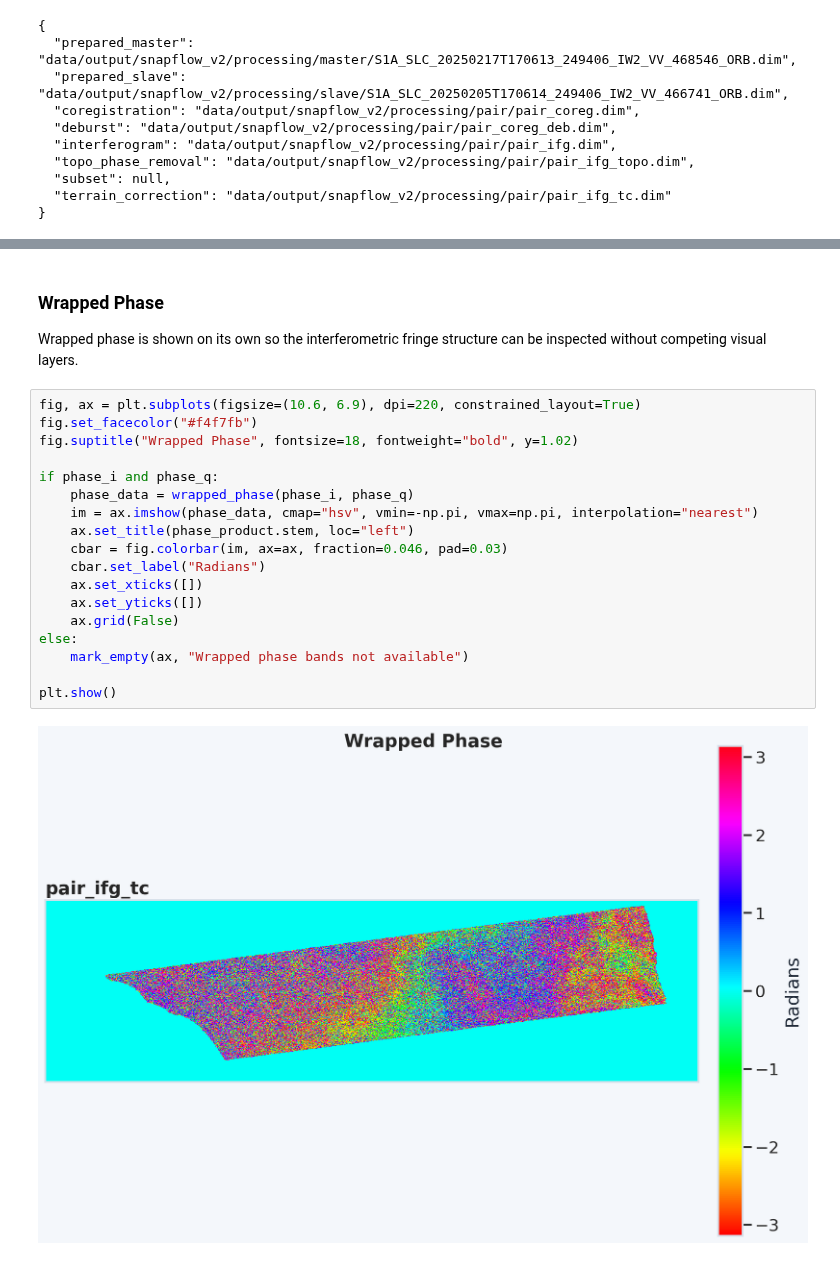
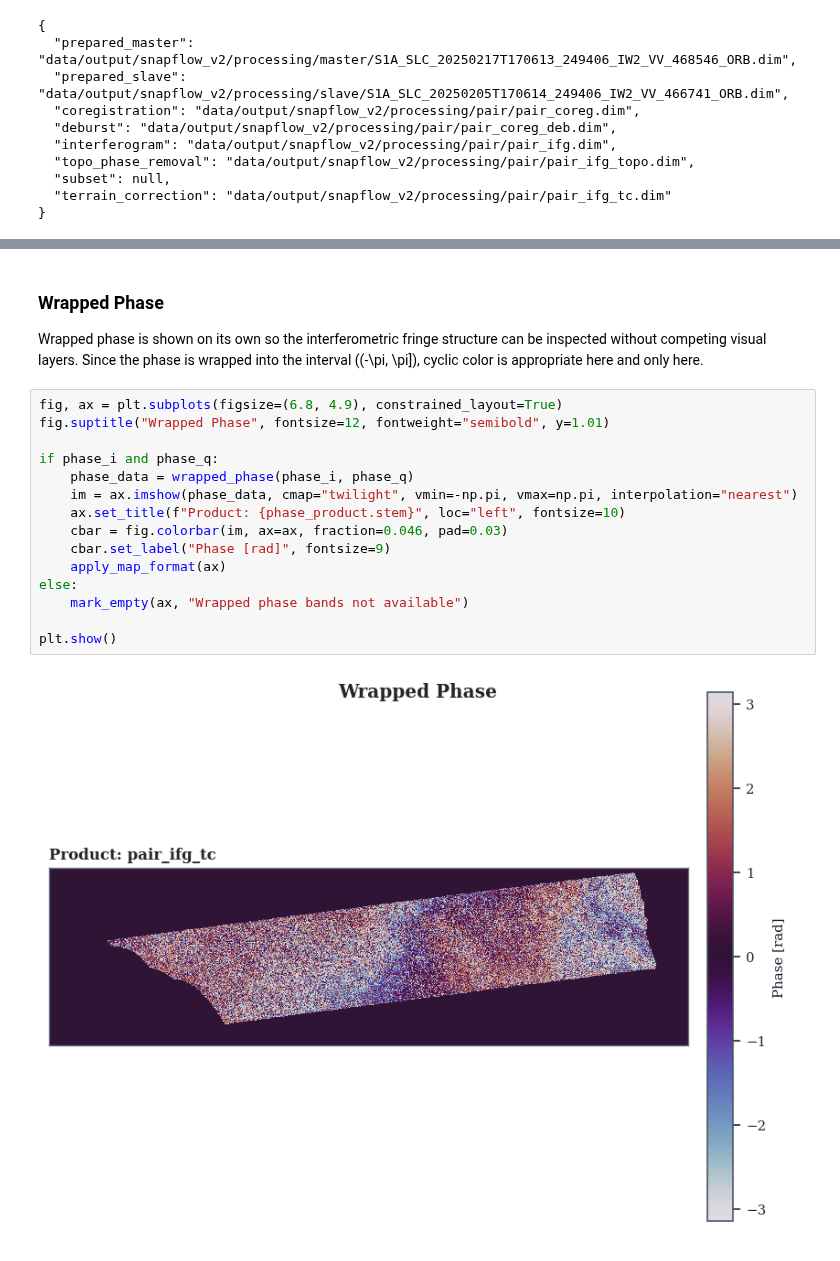
Before and after one commit to ESA-PhiLab/sarpyx, a Jupyter notebook: notebooks/snapflow_v2.ipynb, the cells around one changed output, grey strips where cells are left out. Drawn from its saved outputs; the diff is of its cells as text.

```diff
--- a/notebooks/snapflow_v2.ipynb
+++ b/notebooks/snapflow_v2.ipynb
@@ -713,27 +763,24 @@ display(support_stats_df)
 # %% [markdown]
 ### Wrapped Phase
 
-Wrapped phase is shown on its own so the interferometric fringe structure can be inspected without competing visual layers.
+Wrapped phase is shown on its own so the interferometric fringe structure can be inspected without competing visual layers. Since the phase is wrapped into the interval \((-\pi, \pi]\), cyclic color is appropriate here and only here.
 # %%
-fig, ax = plt.subplots(figsize=(10.6, 6.9), dpi=220, constrained_layout=True)
-fig.set_facecolor("#f4f7fb")
-fig.suptitle("Wrapped Phase", fontsize=18, fontweight="bold", y=1.02)
+fig, ax = plt.subplots(figsize=(6.8, 4.9), constrained_layout=True)
+fig.suptitle("Wrapped Phase", fontsize=12, fontweight="semibold", y=1.01)
 
 if phase_i and phase_q:
     phase_data = wrapped_phase(phase_i, phase_q)
-    im = ax.imshow(phase_data, cmap="hsv", vmin=-np.pi, vmax=np.pi, interpolation="nearest")
-    ax.set_title(phase_product.stem, loc="left")
+    im = ax.imshow(phase_data, cmap="twilight", vmin=-np.pi, vmax=np.pi, interpolation="nearest")
+    ax.set_title(f"Product: {phase_product.stem}", loc="left", fontsize=10)
     cbar = fig.colorbar(im, ax=ax, fraction=0.046, pad=0.03)
-    cbar.set_label("Radians")
-    ax.set_xticks([])
-    ax.set_yticks([])
-    ax.grid(False)
+    cbar.set_label("Phase [rad]", fontsize=9)
+    apply_map_format(ax)
 else:
     mark_empty(ax, "Wrapped phase bands not available")
 
 plt.show()
 # %% [output]
-[figure, old version]
+[figure, new version]
 # %% [markdown]
 ### Coherence
 
```
Also changed, not shown: parts of 22 cells of this notebook.
